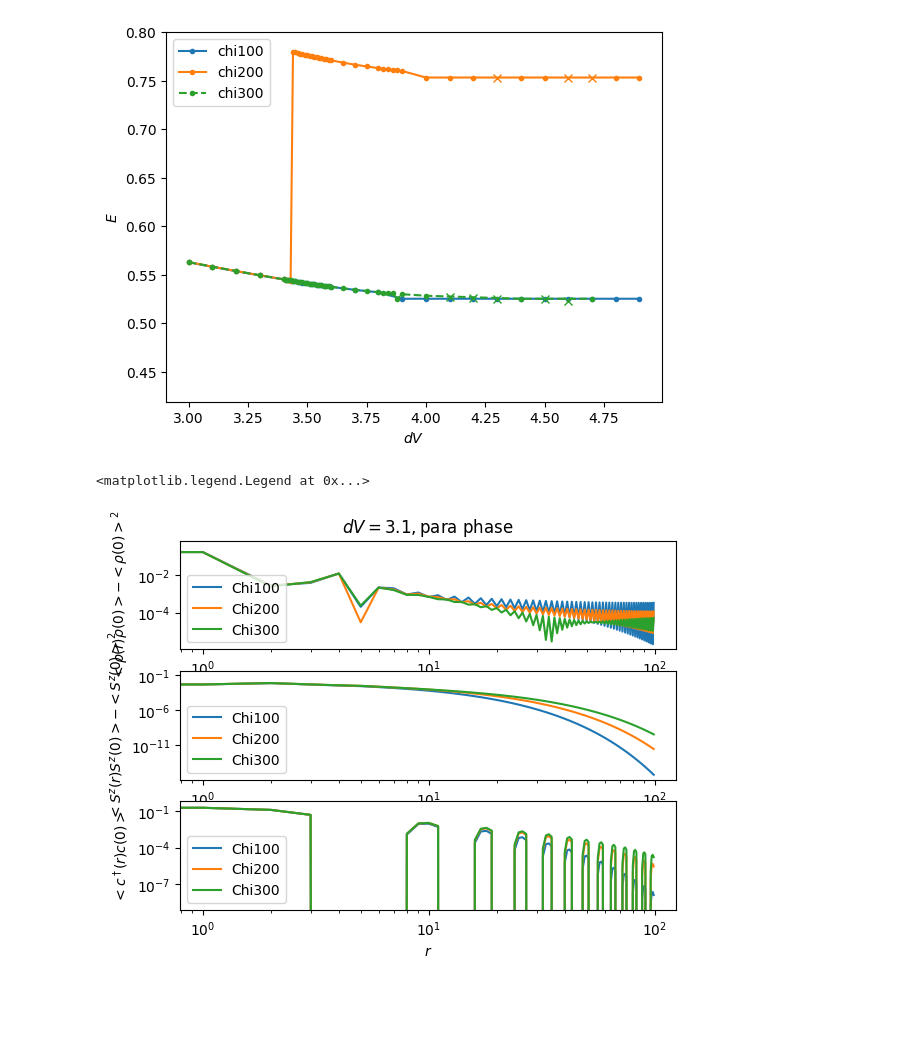
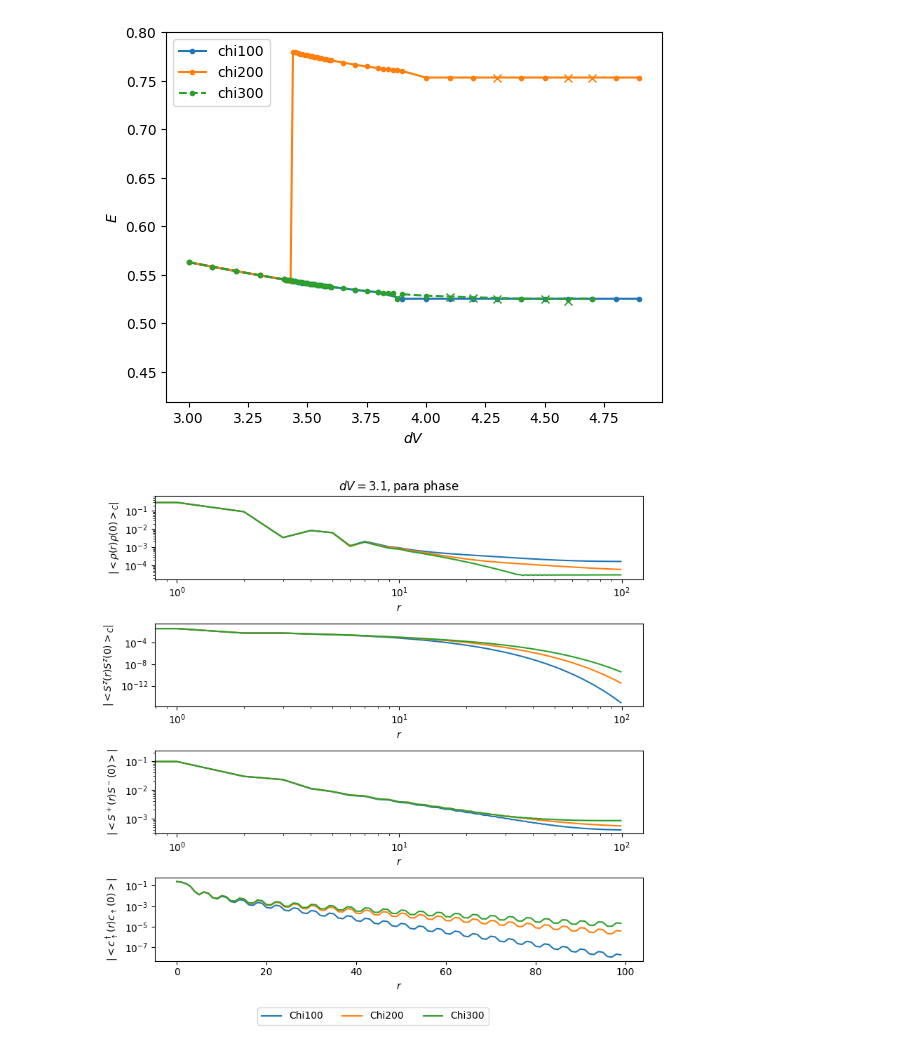
Before and after one commit to aravindhshankar/Spin1LongRangeOrder.jl, a Jupyter notebook: python/notebooks/plot_idmrg_chi100.ipynb, the cells around one changed output. Cells and saved outputs as stored; diff of their text form; code cells hidden in the pictures; blank space fills up the shorter version.

Commit message:
added plotting of all ops in idmrg

```diff
--- a/python/notebooks/plot_idmrg_chi100.ipynb
+++ b/python/notebooks/plot_idmrg_chi100.ipynb
@@ -25,8 +25,14 @@ import matplotlib.pyplot as plt
 import os
 import re, glob
 import pandas as pd
+from functools import partial
 print(f"TeNPy version: {tenpy.__version__}")
 DATA_ROOT = '../../data/iDMRG/'
+
+import importlib
+importlib.reload(observables)
+from src.observables import denoise_rolling as dr
+drp = partial(dr, window=2)
 # %% [output]
 TeNPy version: 1.1.0
 # %%
@@ -179,41 +185,60 @@ for ser in allsers:
 # %%
 distrangepm = 100
 xvalspm = np.arange(distrangepm)
-fig3, ax3 = plt.subplots(3)
+fig3, ax3 = plt.subplots(4, figsize=(8,8))
+fig3.subplots_adjust(hspace=0.2)
 #charge
-ax3[0].plot(xvalspm, observables.charge_corr(serpm100['psi'].iloc[0], length=distrangepm, connected=True), c='C0', label='Chi100')
-ax3[0].plot(xvalspm, observables.charge_corr(serpm200['psi'].iloc[0], length=distrangepm, connected=True), c='C1', label='Chi200')
-ax3[0].plot(xvalspm, observables.charge_corr(serpm300['psi'].iloc[0], length=distrangepm, connected=True), c='C2', label='Chi300')
+ax3[0].plot(xvalspm, drp(np.abs(observables.charge_corr(serpm100['psi'].iloc[0], length=distrangepm, connected=True))), c='C0', label='Chi100')
+ax3[0].plot(xvalspm, drp(np.abs(observables.charge_corr(serpm200['psi'].iloc[0], length=distrangepm, connected=True))), c='C1', label='Chi200')
+ax3[0].plot(xvalspm, drp(np.abs(observables.charge_corr(serpm300['psi'].iloc[0], length=distrangepm, connected=True))), c='C2', label='Chi300')
 ax3[0].set_yscale('log')
 ax3[0].set_xscale('log')
 ax3[0].set_xlabel(r'$r$')
-ax3[0].set_ylabel(r'$<\rho(r)\rho(0)> - <\rho(0)>^2 $')
+ax3[0].set_ylabel(r'$|<\rho(r)\rho(0)>_C|$')
 ax3[0].set_title(rf'$dV = {pmdV:.3}, \text{{para phase}}$')
-ax3[0].legend()
+# ax3[0].legend()
 
 #spin
-ax3[1].plot(xvalspm, observables.SzSz_corr(serpm100['psi'].iloc[0], length=distrangepm, connected=True), c='C0', label='Chi100')
-ax3[1].plot(xvalspm, observables.SzSz_corr(serpm200['psi'].iloc[0], length=distrangepm, connected=True), c='C1', label='Chi200')
-ax3[1].plot(xvalspm, observables.SzSz_corr(serpm300['psi'].iloc[0], length=distrangepm, connected=True), c='C2', label='Chi300')
+ax3[1].plot(xvalspm, drp(np.abs(observables.SzSz_corr(serpm100['psi'].iloc[0], length=distrangepm, connected=True))), c='C0', label='Chi100')
+ax3[1].plot(xvalspm, drp(np.abs(observables.SzSz_corr(serpm200['psi'].iloc[0], length=distrangepm, connected=True))), c='C1', label='Chi200')
+ax3[1].plot(xvalspm, drp(np.abs(observables.SzSz_corr(serpm300['psi'].iloc[0], length=distrangepm, connected=True))), c='C2', label='Chi300')
 ax3[1].set_yscale('log')
 ax3[1].set_xscale('log')
 ax3[1].set_xlabel(r'$r$')
-ax3[1].set_ylabel(r'$<S^z(r)S^z(0)> - <S^z(0)>^2 $')
+ax3[1].set_ylabel(r'$|<S^z(r)S^z(0)>_C| $')
 # ax3[1].set_title(rf'$dV = {pmdV:.3}, \text{{para phase}}$')
-ax3[1].legend()
+# ax3[1].legend()
 
-#electron
-ax3[2].plot(xvalspm, observables.electron_corr(serpm100['psi'].iloc[0], length=distrangepm, whichspin="u"), c='C0', label='Chi100')
-ax3[2].plot(xvalspm, observables.electron_corr(serpm200['psi'].iloc[0], length=distrangepm, whichspin="u"), c='C1', label='Chi200')
-ax3[2].plot(xvalspm, observables.electron_corr(serpm300['psi'].iloc[0], length=distrangepm, whichspin="u"), c='C2', label='Chi300')
+ax3[2].plot(xvalspm, drp(np.abs(observables.SpSm_corr(serpm100['psi'].iloc[0], length=distrangepm, connected=False))), c='C0', label='Chi100')
+ax3[2].plot(xvalspm, drp(np.abs(observables.SpSm_corr(serpm200['psi'].iloc[0], length=distrangepm, connected=False))), c='C1', label='Chi200')
+ax3[2].plot(xvalspm, drp(np.abs(observables.SpSm_corr(serpm300['psi'].iloc[0], length=distrangepm, connected=False))), c='C2', label='Chi300')
 ax3[2].set_yscale('log')
 ax3[2].set_xscale('log')
 ax3[2].set_xlabel(r'$r$')
-ax3[2].set_ylabel(r'$<c^\dagger(r)c(0)> $')
-# ax3[2].set_title(rf'$dV = {pmdV:.3}, \text{{para phase}}$')
-ax3[2].legend()
+ax3[2].set_ylabel(r'$|<S^+(r)S^-(0)>|$')
+
+
+#electron
+ax3[3].plot(xvalspm, drp(np.abs(observables.electron_corr(serpm100['psi'].iloc[0], length=distrangepm, whichspin="u"))), c='C0', label='Chi100')
+ax3[3].plot(xvalspm, drp(np.abs(observables.electron_corr(serpm200['psi'].iloc[0], length=distrangepm, whichspin="u"))), c='C1', label='Chi200')
+ax3[3].plot(xvalspm, drp(np.abs(observables.electron_corr(serpm300['psi'].iloc[0], length=distrangepm, whichspin="u"))), c='C2', label='Chi300')
+ax3[3].set_yscale('log')
+# ax3[3].set_xscale('log')
+ax3[3].set_xlabel(r'$r$')
+ax3[3].set_ylabel(r'$|<c^\dagger_\uparrow(r)c_\uparrow(0)> |$')
+# ax3[3].set_title(rf'$dV = {pmdV:.3}, \text{{para phase}}$')
+# ax3[3].legend()
+
+handles, labels = ax3[3].get_legend_handles_labels()
+
+fig3.legend(handles, labels,
+           loc="lower center",
+           bbox_to_anchor=(0.5, 0.0),
+           ncol=3)
+
+fig3.tight_layout(rect=[0, 0.05, 1, 1])
+fig3.savefig("../../pngfigs/iDMRG/combinedCorrnfnspara.png", bbox_inches="tight")
 # %% [output]
-<matplotlib.legend.Legend at 0x...>
-[figure, old version]
+[figure, new version]
 # %%
 distrangefm = 100
```
Also changed, not shown: parts of 2 cells of this notebook, 1 other file.
